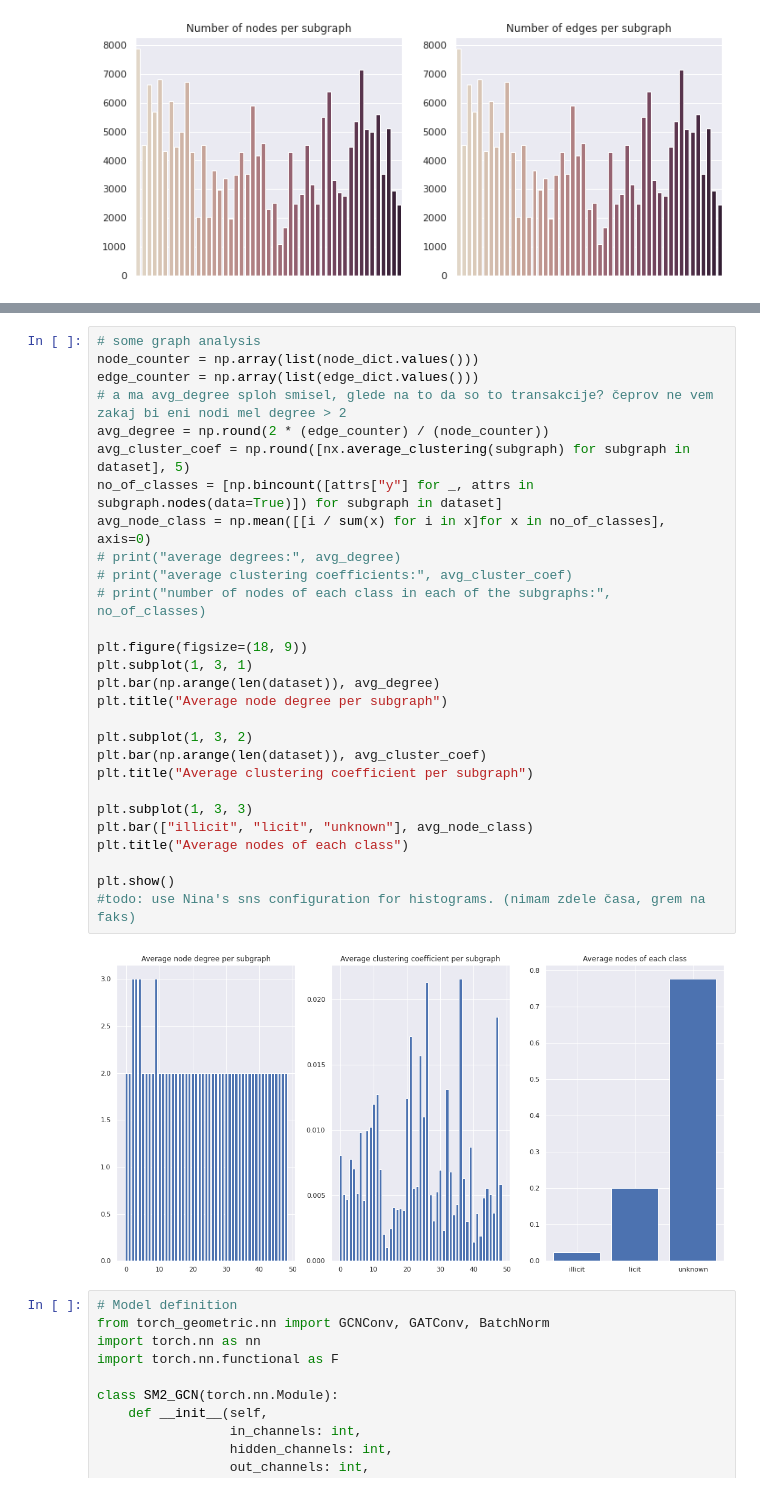
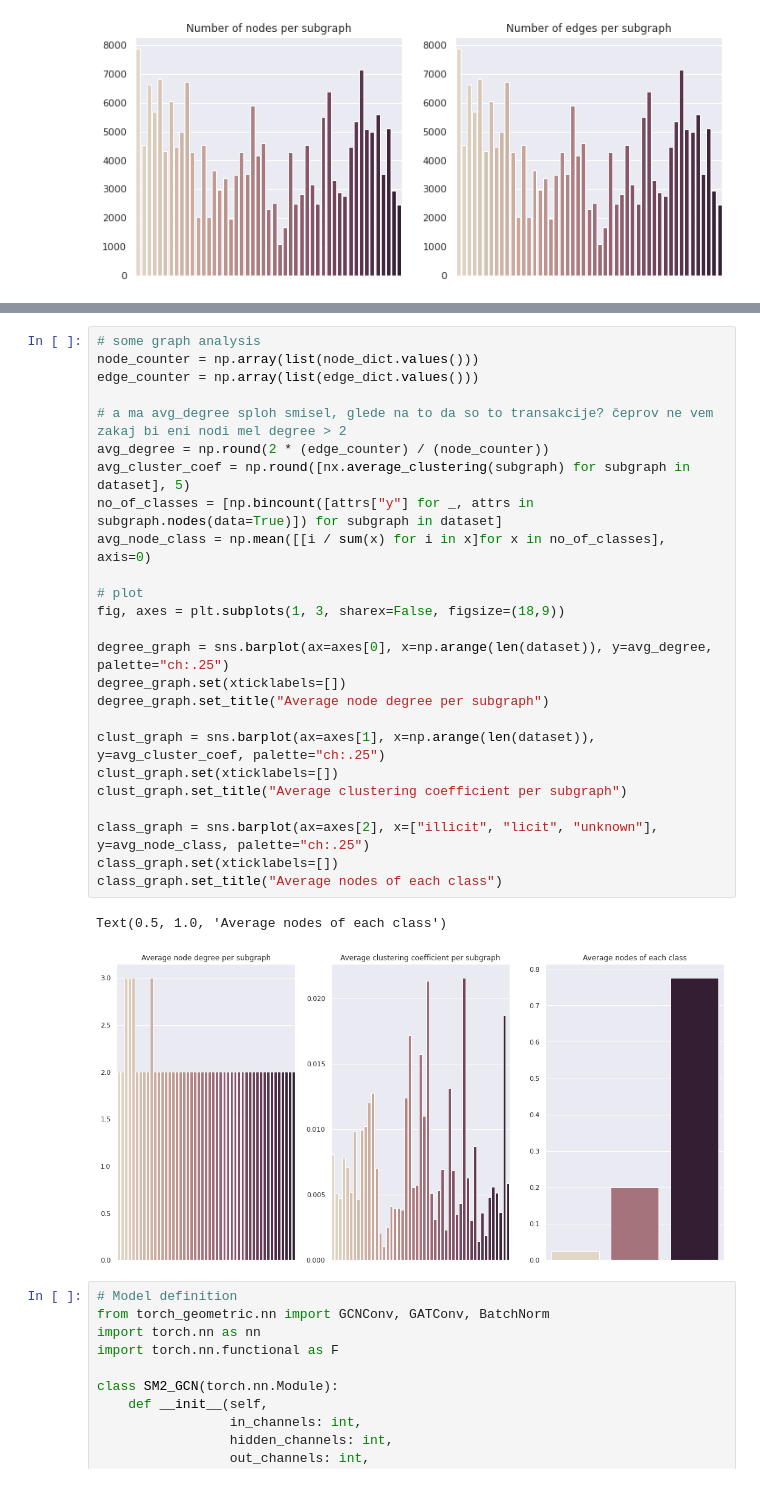
Before and after one commit to aleksgorica/MLGproject, a Jupyter notebook: project.ipynb, the cells around one changed output, grey strips where cells are left out. Cells and saved outputs as stored; diff of their text form.

```diff
--- a/project.ipynb
+++ b/project.ipynb
@@ -229,33 +229,31 @@ _x = fig2.suptitle("Graph with the smallest number of nodes: UNLABELED")
 # %%
 # some graph analysis
 node_counter = np.array(list(node_dict.values()))
 edge_counter = np.array(list(edge_dict.values()))
+
 # a ma avg_degree sploh smisel, glede na to da so to transakcije? čeprov ne vem zakaj bi eni nodi mel degree > 2
 avg_degree = np.round(2 * (edge_counter) / (node_counter))
 avg_cluster_coef = np.round([nx.average_clustering(subgraph) for subgraph in dataset], 5)
 no_of_classes = [np.bincount([attrs["y"] for _, attrs in subgraph.nodes(data=True)]) for subgraph in dataset]
 avg_node_class = np.mean([[i / sum(x) for i in x]for x in no_of_classes], axis=0)
-# print("average degrees:", avg_degree)
-# print("average clustering coefficients:", avg_cluster_coef)
-# print("number of nodes of each class in each of the subgraphs:", no_of_classes)
 
-plt.figure(figsize=(18, 9))
-plt.subplot(1, 3, 1)
-plt.bar(np.arange(len(dataset)), avg_degree)
-plt.title("Average node degree per subgraph")
+# plot
+fig, axes = plt.subplots(1, 3, sharex=False, figsize=(18,9))
 
-plt.subplot(1, 3, 2)
-plt.bar(np.arange(len(dataset)), avg_cluster_coef)
-plt.title("Average clustering coefficient per subgraph")
+degree_graph = sns.barplot(ax=axes[0], x=np.arange(len(dataset)), y=avg_degree, palette="ch:.25")
+degree_graph.set(xticklabels=[])
+degree_graph.set_title("Average node degree per subgraph")
 
-plt.subplot(1, 3, 3)
-plt.bar(["illicit", "licit", "unknown"], avg_node_class)
-plt.title("Average nodes of each class")
+clust_graph = sns.barplot(ax=axes[1], x=np.arange(len(dataset)), y=avg_cluster_coef, palette="ch:.25")
+clust_graph.set(xticklabels=[])
+clust_graph.set_title("Average clustering coefficient per subgraph")
 
-plt.show()
-#todo: use Nina's sns configuration for histograms. (nimam zdele časa, grem na faks)
+class_graph = sns.barplot(ax=axes[2], x=["illicit", "licit", "unknown"], y=avg_node_class, palette="ch:.25")
+class_graph.set(xticklabels=[])
+class_graph.set_title("Average nodes of each class")
 # %% [output]
+Text(0.5, 1.0, 'Average nodes of each class')
-[figure, old version]
+[figure, new version]
 # %%
 # Model definition
 from torch_geometric.nn import GCNConv, GATConv, BatchNorm
```
Also changed, not shown: parts of 3 cells of this notebook.
